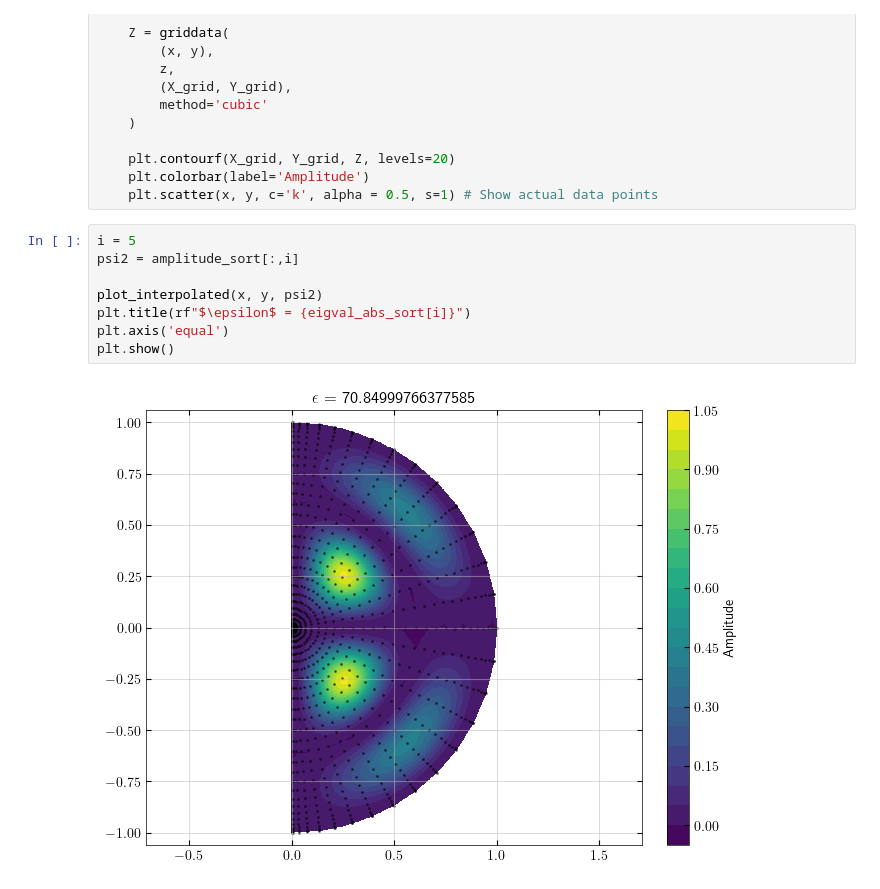
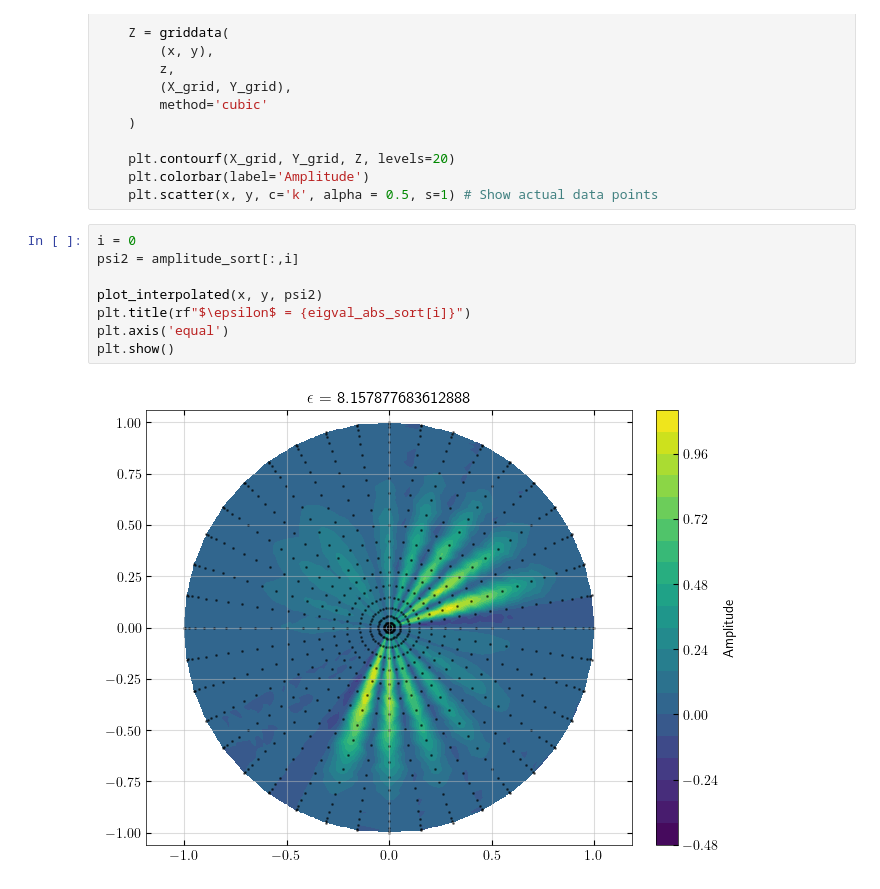
Before and after one commit to PyrooL/quantum-stadium, a Jupyter notebook: src/postprocessing.ipynb, the cells around one changed output. Drawn from its saved outputs; the diff is of its cells as text.

```diff
--- a/src/postprocessing.ipynb
+++ b/src/postprocessing.ipynb
@@ -118,12 +127,12 @@ def plot_interpolated(x, y, z):
     plt.colorbar(label='Amplitude')
     plt.scatter(x, y, c='k', alpha = 0.5, s=1) # Show actual data points
 # %%
-i = 5
+i = 0
 psi2 = amplitude_sort[:,i]
 
 plot_interpolated(x, y, psi2)
 plt.title(rf"$\epsilon$ = {eigval_abs_sort[i]}")
 plt.axis('equal')
 plt.show()
 # %% [output]
-[figure, old version]
+[figure, new version]
```
Also changed, not shown: parts of 7 cells of this notebook, 1 other file.
